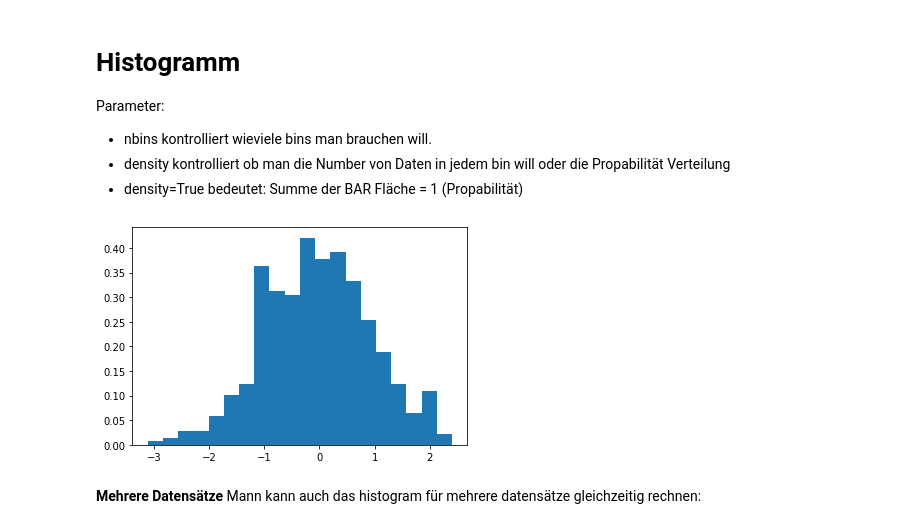
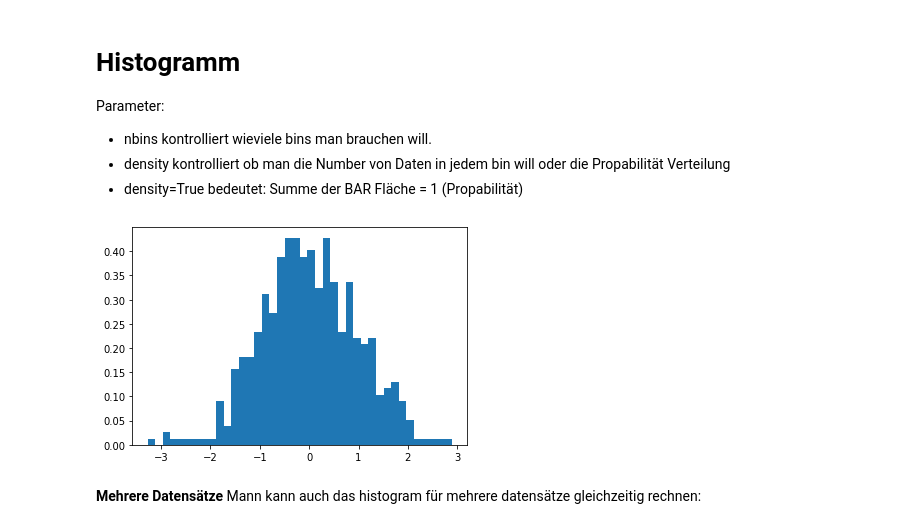
Before and after one commit to iten-engineering/workshop, a Jupyter notebook: lab/08-ds-libs/mathplot-lib.ipynb, the cells around one changed output. Cells and saved outputs as stored; diff of their text form; code cells hidden in the pictures.

```diff
--- a/lab/08-ds-libs/mathplot-lib.ipynb
+++ b/lab/08-ds-libs/mathplot-lib.ipynb
@@ -243,11 +252,11 @@ Parameter:
 - density=True bedeutet: Summe der BAR Fläche = 1 (Propabilität)
 # %%
 norm_dist = np.random.normal(0, 1, 500)
-plt.hist(norm_dist, density=True, bins=20)
+plt.hist(norm_dist, density=True, bins=40)
 plt.show()
 plt.close()
 # %% [output]
-[figure, old version]
+[figure, new version]
 # %% [markdown]
 **Mehrere Datensätze**
 Mann kann auch das histogram für mehrere datensätze gleichzeitig rechnen:
```
Also changed, not shown: parts of 10 cells of this notebook, 1 other file.
